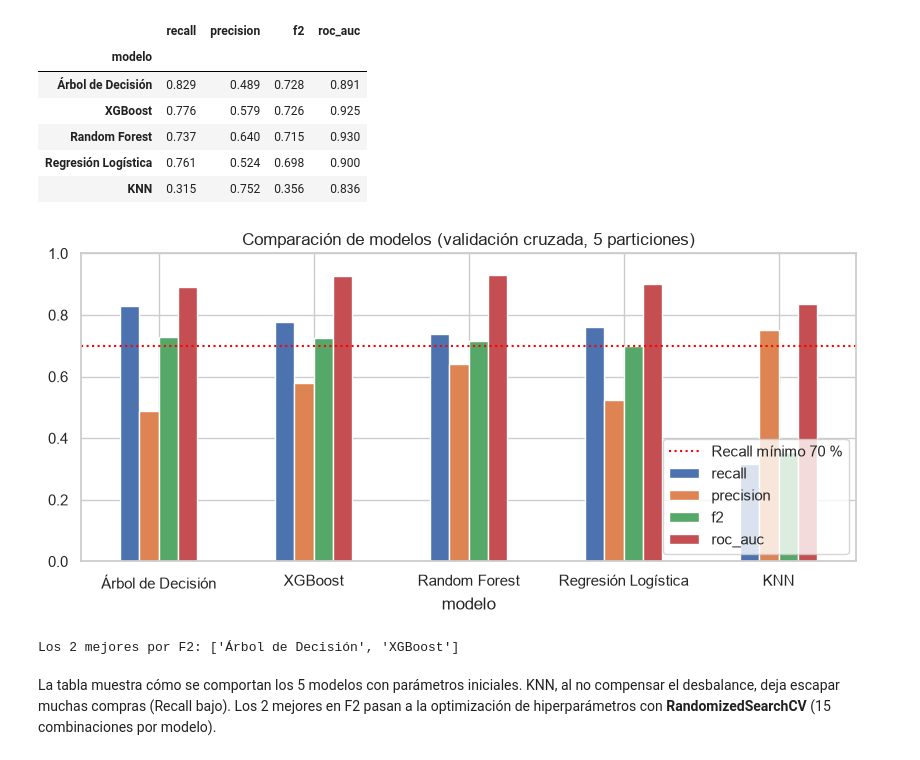
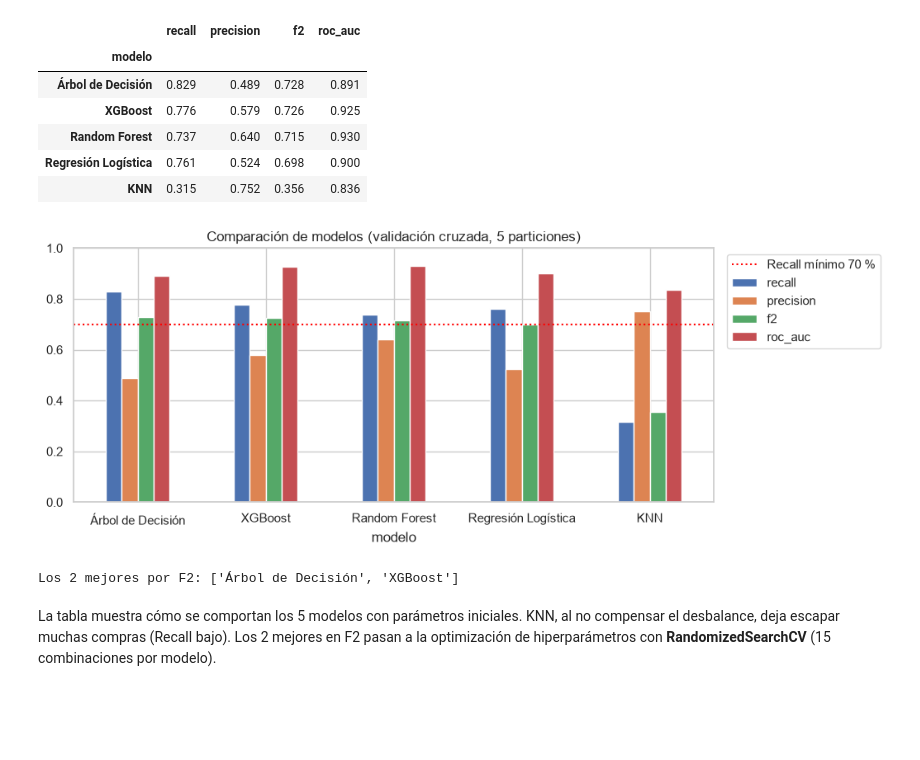
Before and after one commit to limbertz-dev/online-shoppers-ia, a Jupyter notebook: notebooks/01_crispmlq_online_shoppers.ipynb, the cells around one changed output. Drawn from its saved outputs; the diff is of its cells as text; code cells hidden in the pictures; blank space fills up the shorter version.

```diff
--- a/notebooks/01_crispmlq_online_shoppers.ipynb
+++ b/notebooks/01_crispmlq_online_shoppers.ipynb
@@ -288,15 +288,15 @@ scale_pos_weight = 5.40
 # %%
 tabla_modelos[['recall', 'precision', 'f2', 'roc_auc']].plot(kind='bar', figsize=(10, 4), rot=0)
 plt.axhline(0.70, color='red', linestyle=':', label='Recall mínimo 70 %')
 plt.title('Comparación de modelos (validación cruzada, 5 particiones)')
-plt.ylim(0, 1); plt.legend(loc='lower right')
+plt.ylim(0, 1); plt.legend(loc='upper left', bbox_to_anchor=(1.01, 1))
 plt.savefig('../docs/capturas/05_comparacion_modelos.png', dpi=120, bbox_inches='tight')
 plt.show()
 
 top2 = list(tabla_modelos.index[:2])
 print('Los 2 mejores por F2:', top2)
 # %% [output]
-[figure, old version]
+[figure, new version]
 Los 2 mejores por F2: ['Árbol de Decisión', 'XGBoost']
 # %% [markdown]
 La tabla muestra cómo se comportan los 5 modelos con parámetros iniciales. KNN, al no compensar el desbalance, deja escapar muchas compras (Recall bajo). Los 2 mejores en F2 pasan a la optimización de hiperparámetros con **RandomizedSearchCV** (15 combinaciones por modelo).
```
Also changed, not shown: 3 other files.
